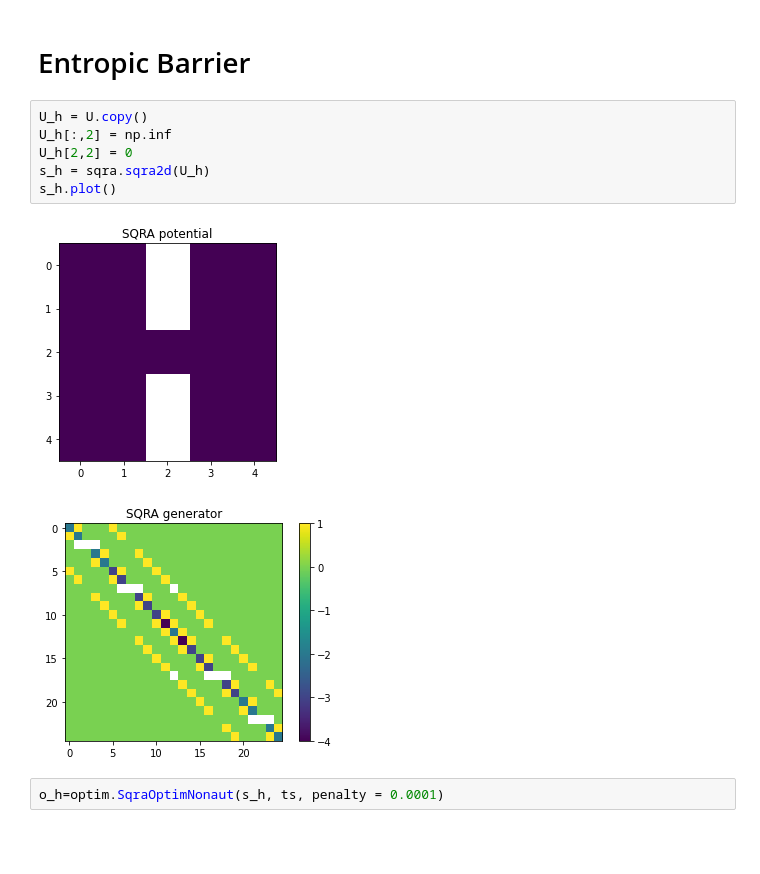
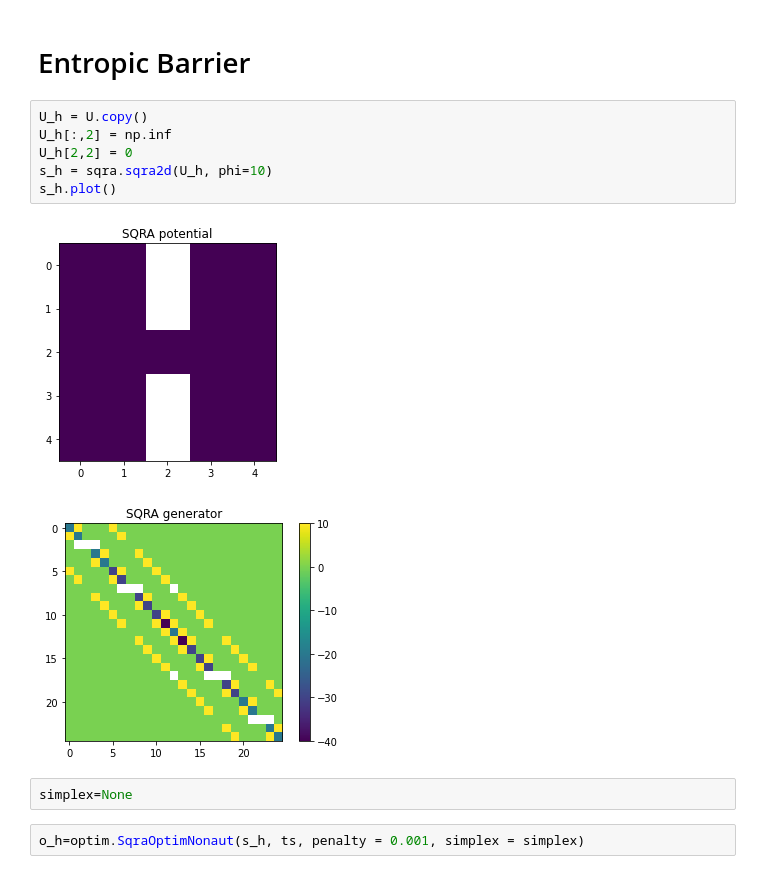
Before and after one commit to axsk/augmented-jump-chain, a Jupyter notebook: study_flat.ipynb, the cells around one changed output. Cells and saved outputs as stored; diff of their text form; blank space fills up the shorter version.

```diff
--- a/study_flat.ipynb
+++ b/study_flat.ipynb
@@ -91,12 +91,14 @@ o_p.plot_fin_hit_prob()
 # %%
 U_h = U.copy()
 U_h[:,2] = np.inf
 U_h[2,2] = 0
-s_h = sqra.sqra2d(U_h)
+s_h = sqra.sqra2d(U_h, phi=10)
 s_h.plot()
 # %% [output]
 [figure]
-[figure, old version]
+[figure, new version]
+# %%
+simplex=None
 # %%
-o_h=optim.SqraOptimNonaut(s_h, ts, penalty = 0.0001)
+o_h=optim.SqraOptimNonaut(s_h, ts, penalty = 0.001, simplex = simplex)
 # %%
```
Also changed, not shown: parts of 17 cells of this notebook, 5 other files.
